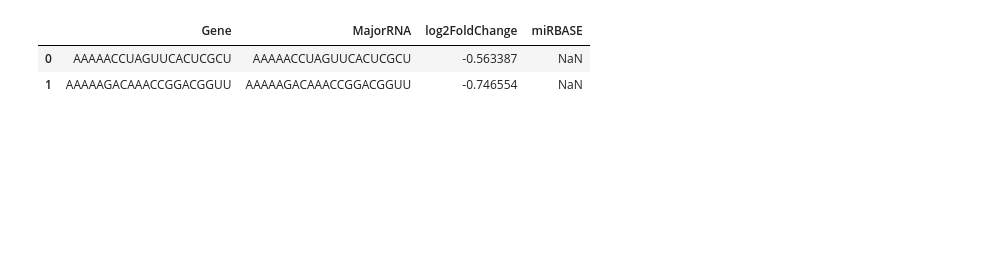
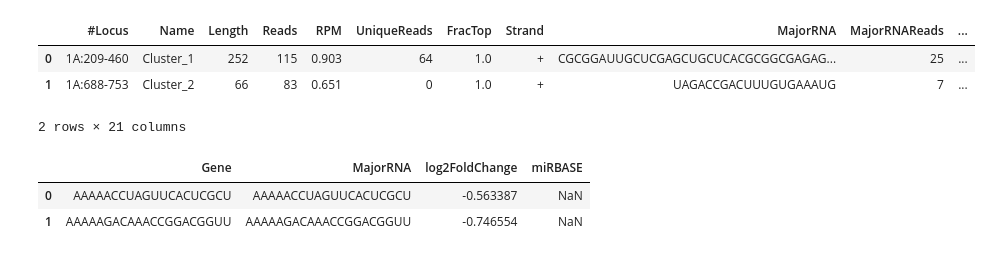
Before and after one commit to juancresc/mrcv, a Jupyter notebook: 5.1_cross_genes_sRNA.ipynb, the cells around one changed output. Drawn from its saved outputs; the diff is of its cells as text; code cells hidden in the pictures; blank space fills up the shorter version.

```diff
--- a/5.1_cross_genes_sRNA.ipynb
+++ b/5.1_cross_genes_sRNA.ipynb
@@ -1,6 +1,14 @@
 # %%
 import pandas as pd
 import numpy as np
+# %%
+df_srna_res = pd.read_csv('data/res/iwgsc_10_12_18/Results.txt', sep='\t')
+df_srna_res.head(2)
+# %% [output]
+|  | #Locus | Name | Length | Reads | RPM | UniqueReads | FracTop | Strand | MajorRNA | MajorRNAReads | ... |
+| 0 | 1A:209-460 | Cluster_1 | 252 | 115 | 0.903 | 64 | 1.0 | + | CGCGGAUUGCUCGAGCUGCUCACGCGGCGAGAG... | 25 | ... |
+| 1 | 1A:688-753 | Cluster_2 | 66 | 83 | 0.651 | 0 | 1.0 | + | UAGACCGACUUUGUGAAAUG | 7 | ... |
+2 rows × 21 columns
 # %%
 df_srna = pd.read_csv('data/res/sRNA_DEG_mirbase.csv', sep='\t')
 df_srna.head(2)
```
Also changed, not shown: parts of 11 cells of this notebook, 4 other files.
